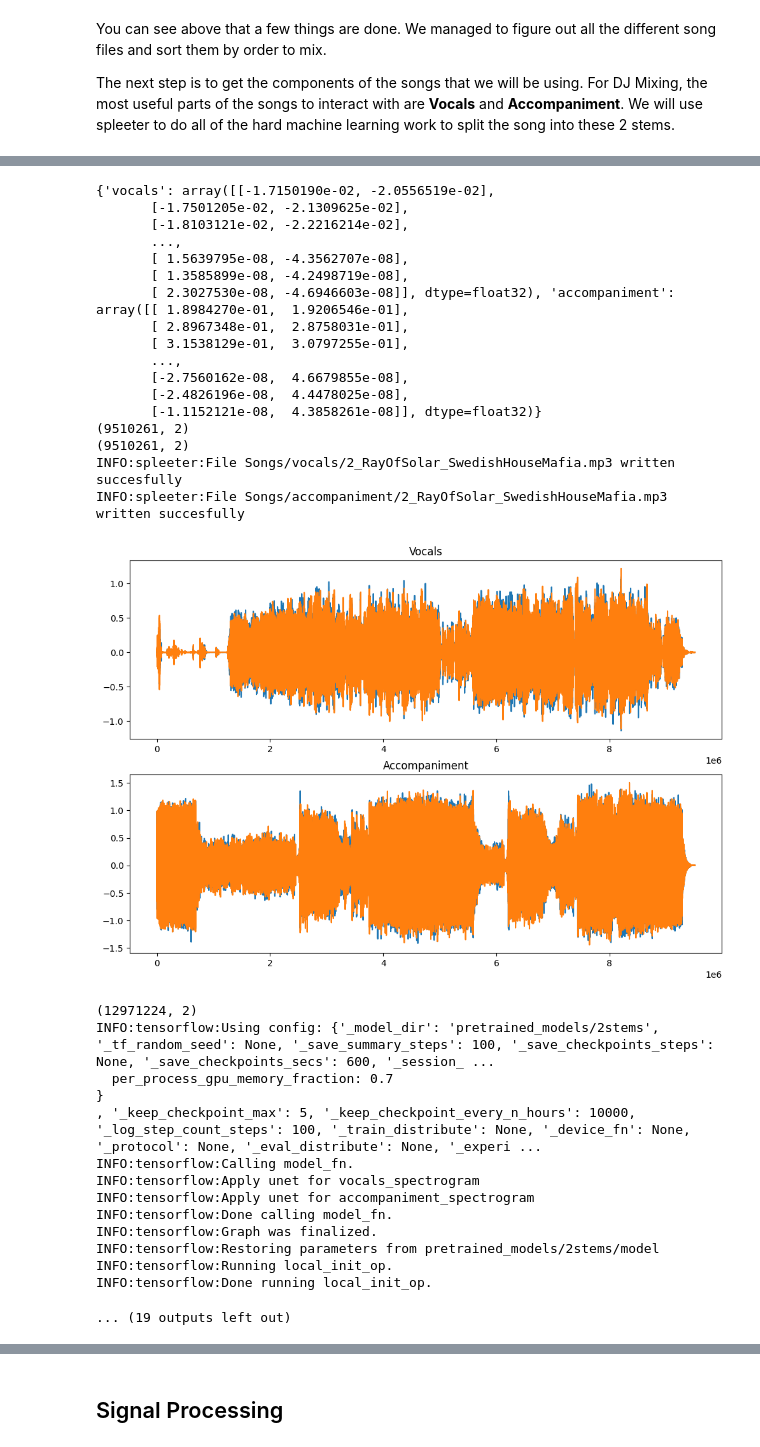
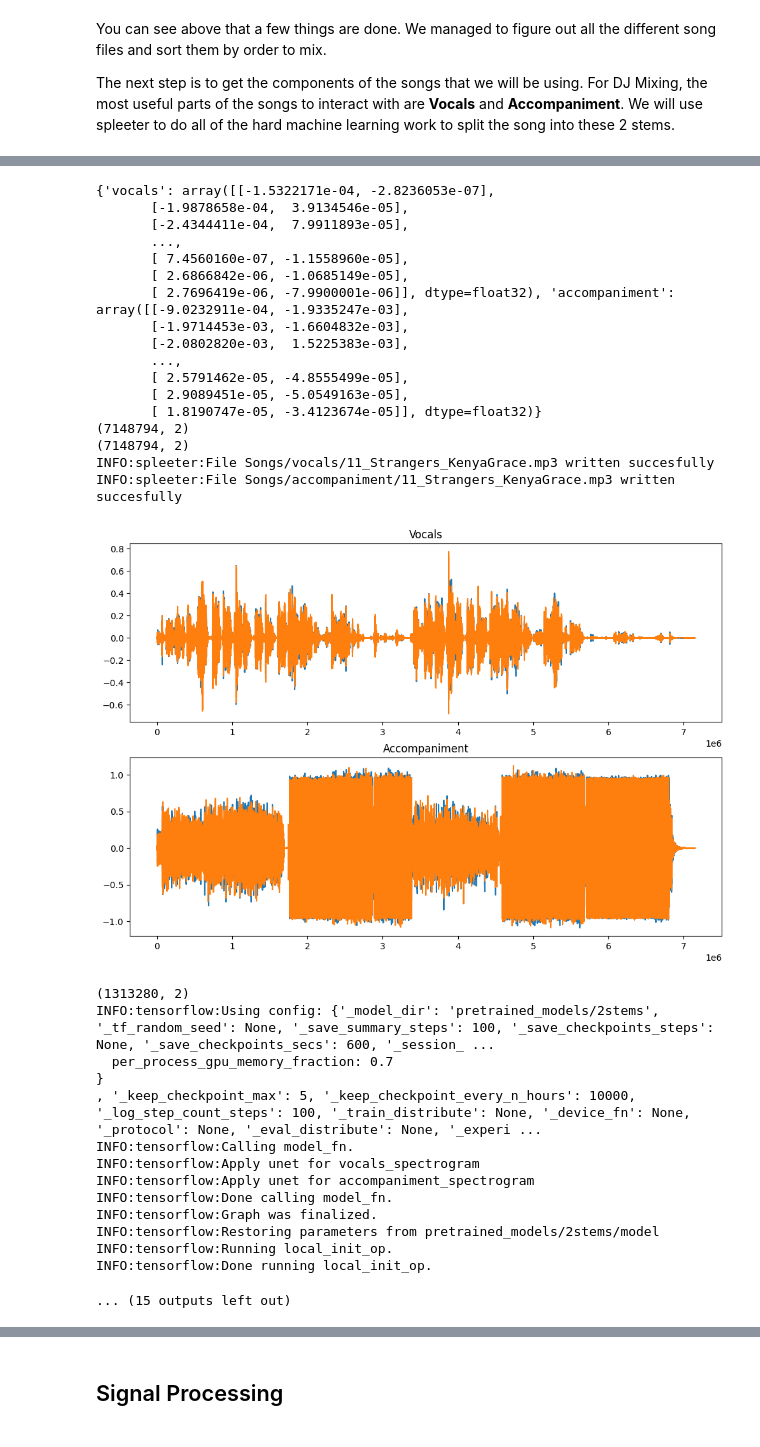
Before and after one commit to Jibby2k1/PythonDJ, a Jupyter notebook: ProductionWorkshop.ipynb, the cells around one changed output, grey strips where cells are left out. Saved outputs shown, nothing was run; the diff lists cells and outputs as text; code cells hidden in the pictures.

```diff
--- a/ProductionWorkshop.ipynb
+++ b/ProductionWorkshop.ipynb
@@ -65,7 +65,7 @@ audio_adapter = AudioAdapter.default()
 os.makedirs('Songs/vocals', exist_ok=True)
 os.makedirs('Songs/accompaniment', exist_ok=True)
 
-for file_name in file_list:
+for file_name in file_list[9:]:
     if not file_name.endswith('.mp3'):
         continue
     file_path = os.path.join(folder_path, file_name)
@@ -148,47 +148,47 @@ INFO:spleeter:File Songs/accompaniment/1_Silence_Tiesto.mp3 written succesfully
 INFO:tensorflow:Using config: {'_model_dir': 'pretrained_models/2stems', '_tf_random_seed': None, '_save_summary_steps': 100, '_save_checkpoints_steps': None, '_save_checkpoints_secs': 600, '_session_ ...
   per_process_gpu_memory_fraction: 0.7
 }
 , '_keep_checkpoint_max': 5, '_keep_checkpoint_every_n_hours': 10000, '_log_step_count_steps': 100, '_train_distribute': None, '_device_fn': None, '_protocol': None, '_eval_distribute': None, '_experi ...
 INFO:tensorflow:Calling model_fn.
 INFO:tensorflow:Apply unet for vocals_spectrogram
 INFO:tensorflow:Apply unet for accompaniment_spectrogram
 INFO:tensorflow:Done calling model_fn.
 INFO:tensorflow:Graph was finalized.
 INFO:tensorflow:Restoring parameters from pretrained_models/2stems/model
 INFO:tensorflow:Running local_init_op.
 INFO:tensorflow:Done running local_init_op.
 Exception ignored in: <generator object Estimator.predict at 0x...>
 Traceback (most recent call last):
   File "/home/jibby2k1/MusicWorkshops/ProgrammingProduction/PW/lib/python3.10/site-packages/tensorflow_estimator/python/estimator/estimator.py", line 618, in predict
     with tf.Graph().as_default() as g:
   File "/usr/lib/python3.10/contextlib.py", line 153, in __exit__
     self.gen.throw(typ, value, traceback)
   File "/home/jibby2k1/MusicWorkshops/ProgrammingProduction/PW/lib/python3.10/site-packages/tensorflow/python/framework/ops.py", line 5821, in get_controller
     with super(_DefaultGraphStack,
   File "/usr/lib/python3.10/contextlib.py", line 153, in __exit__
     self.gen.throw(typ, value, traceback)
   File "/home/jibby2k1/MusicWorkshops/ProgrammingProduction/PW/lib/python3.10/site-packages/tensorflow/python/framework/ops.py", line 5633, in get_controller
     raise AssertionError(
 AssertionError: Nesting violated for default stack of <class 'tensorflow.python.framework.ops.Graph'> objects
-{'vocals': array([[-1.7150190e-02, -2.0556519e-02],
-       [-1.7501205e-02, -2.1309625e-02],
-       [-1.8103121e-02, -2.2216214e-02],
+{'vocals': array([[-1.5322171e-04, -2.8236053e-07],
+       [-1.9878658e-04,  3.9134546e-05],
+       [-2.4344411e-04,  7.9911893e-05],
        ...,
-       [ 1.5639795e-08, -4.3562707e-08],
-       [ 1.3585899e-08, -4.2498719e-08],
-       [ 2.3027530e-08, -4.6946603e-08]], dtype=float32), 'accompaniment': array([[ 1.8984270e-01,  1.9206546e-01],
-       [ 2.8967348e-01,  2.8758031e-01],
-       [ 3.1538129e-01,  3.0797255e-01],
+       [ 7.4560160e-07, -1.1558960e-05],
+       [ 2.6866842e-06, -1.0685149e-05],
+       [ 2.7696419e-06, -7.9900001e-06]], dtype=float32), 'accompaniment': array([[-9.0232911e-04, -1.9335247e-03],
+       [-1.9714453e-03, -1.6604832e-03],
+       [-2.0802820e-03,  1.5225383e-03],
        ...,
-       [-2.7560162e-08,  4.6679855e-08],
-       [-2.4826196e-08,  4.4478025e-08],
-       [-1.1152121e-08,  4.3858261e-08]], dtype=float32)}
-(9510261, 2)
-(9510261, 2)
-INFO:spleeter:File Songs/vocals/2_RayOfSolar_SwedishHouseMafia.mp3 written succesfully
-INFO:spleeter:File Songs/accompaniment/2_RayOfSolar_SwedishHouseMafia.mp3 written succesfully
+       [ 2.5791462e-05, -4.8555499e-05],
+       [ 2.9089451e-05, -5.0549163e-05],
+       [ 1.8190747e-05, -3.4123674e-05]], dtype=float32)}
+(7148794, 2)
+(7148794, 2)
+INFO:spleeter:File Songs/vocals/11_Strangers_KenyaGrace.mp3 written succesfully
+INFO:spleeter:File Songs/accompaniment/11_Strangers_KenyaGrace.mp3 written succesfully
-[figure, old version]
+[figure, new version]
-(12971224, 2)
+(1313280, 2)
 INFO:tensorflow:Using config: {'_model_dir': 'pretrained_models/2stems', '_tf_random_seed': None, '_save_summary_steps': 100, '_save_checkpoints_steps': None, '_save_checkpoints_secs': 600, '_session_ ...
   per_process_gpu_memory_fraction: 0.7
 }
@@ -201,5 +201,5 @@ INFO:tensorflow:Graph was finalized.
 INFO:tensorflow:Restoring parameters from pretrained_models/2stems/model
 INFO:tensorflow:Running local_init_op.
 INFO:tensorflow:Done running local_init_op.
-... (19 outputs left out)
+... (15 outputs left out)
 # %% [markdown]
```
Also changed, not shown: parts of 15 cells of this notebook.
